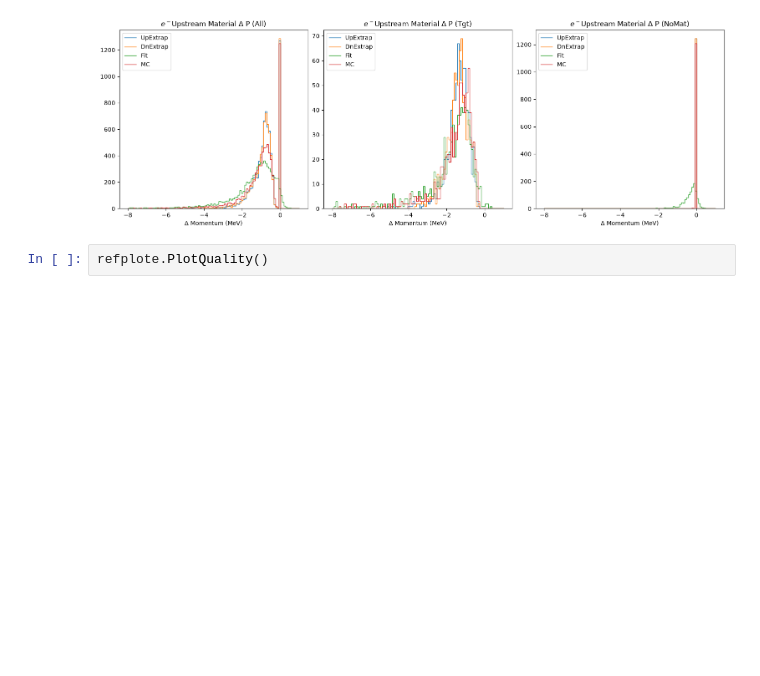
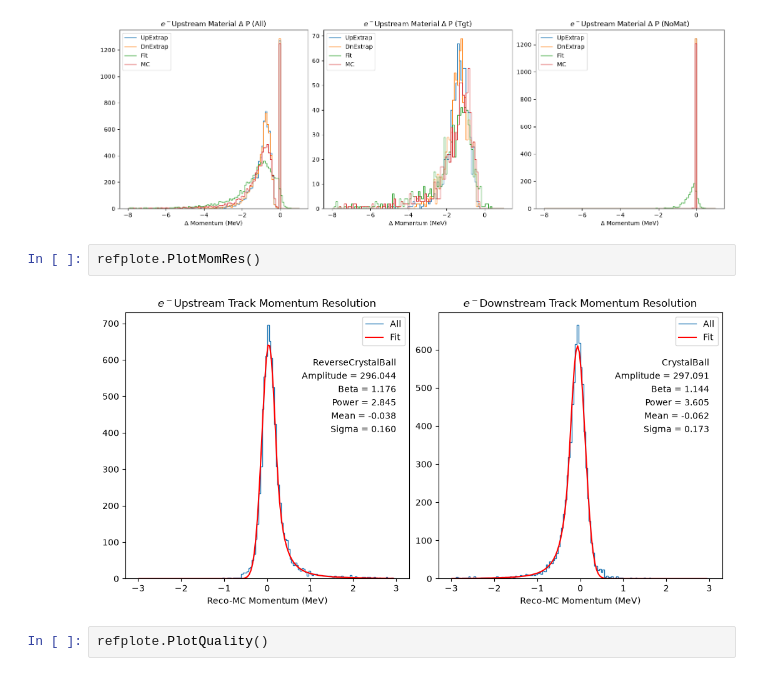
Before and after one commit to brownd1978/RefAna, a Jupyter notebook: PlotReflections.ipynb, the cells around one changed output. Saved outputs shown, nothing was run; the diff lists cells and outputs as text; blank space fills up the shorter version.

```diff
--- a/PlotReflections.ipynb
+++ b/PlotReflections.ipynb
@@ -32,6 +32,10 @@ refplote.PlotDeltaMomentum()
 refplote.PlotUpstreamMat()
 # %% [output]
 [figure]
+# %%
+refplote.PlotMomRes()
+# %% [output]
+[figure, added]
 # %%
 refplote.PlotQuality()
 # %% [output]
```
Also changed, not shown: parts of 1 cell of this notebook, 6 other files.
